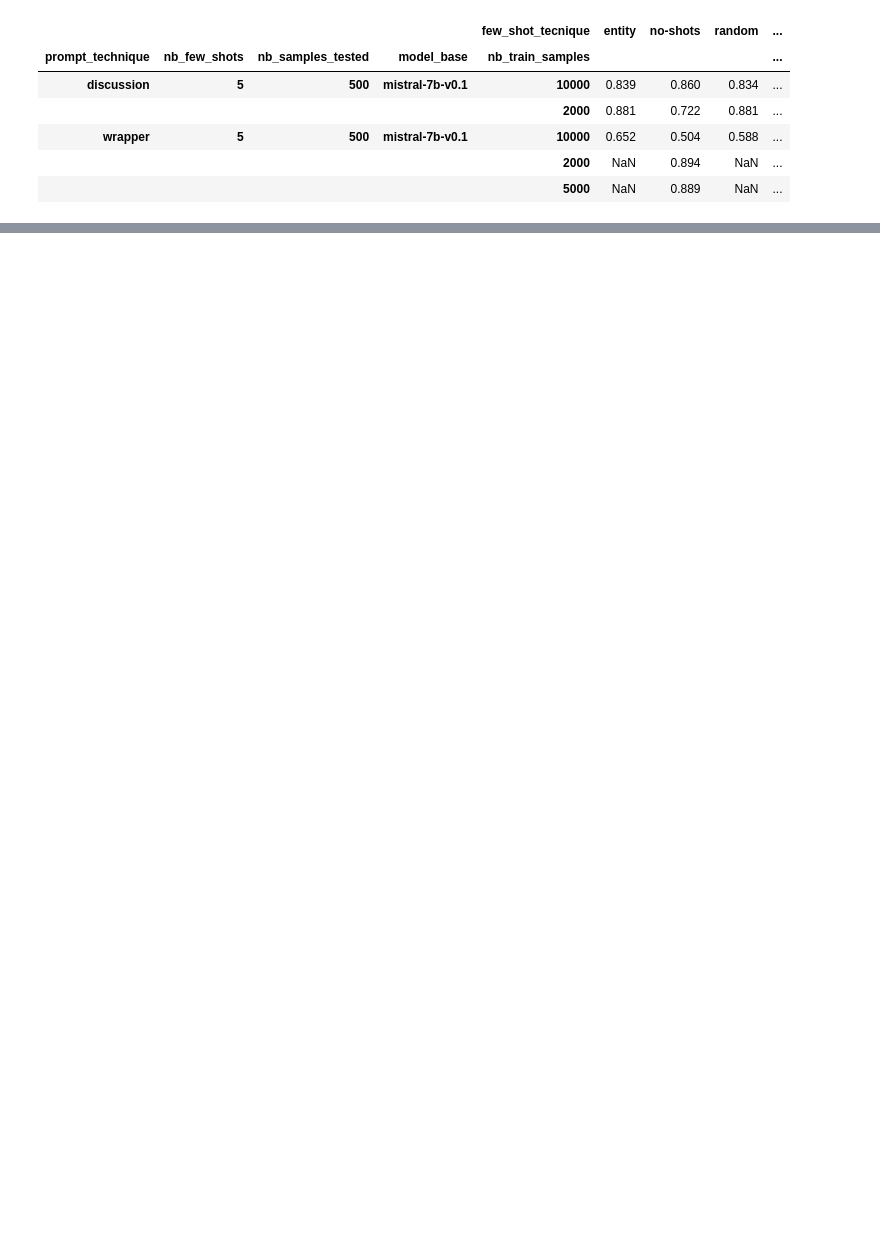
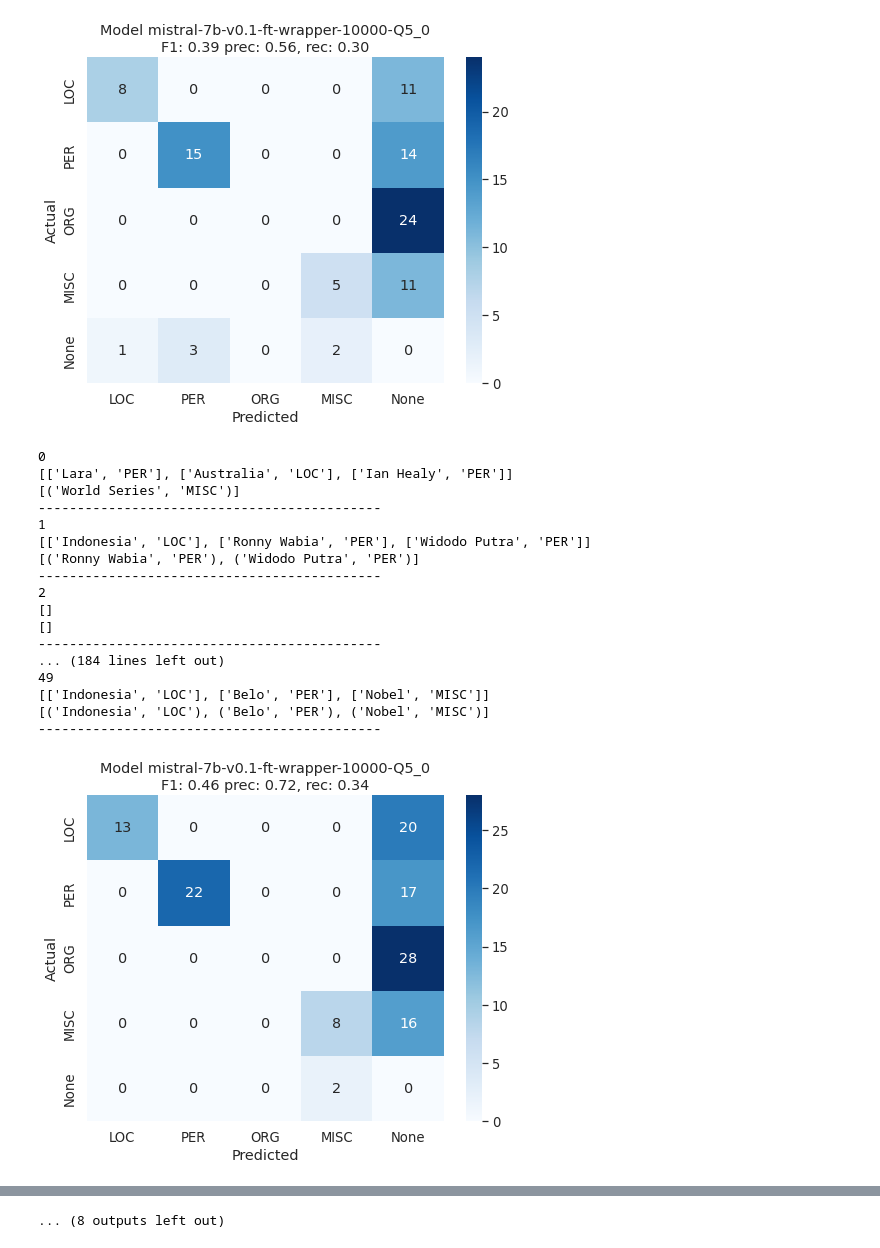
Before and after one commit to MathieuDesponds/Information-extraction-in-official-documents-using-LLMs, a Jupyter notebook: analysing_results.ipynb, the cells around one changed output, grey strips where cells are left out. Saved outputs shown, nothing was run; the diff lists cells and outputs as text; code cells hidden in the pictures; blank space fills up the shorter version.

Commit message:
Prepare alanylseis on wrapper

```diff
--- a/analysing_results.ipynb
+++ b/analysing_results.ipynb
@@ -91,20 +119,27 @@ ft_cleaned = ft_results.loc[idx_max]
-# %%
-df = ft_cleaned[ft_cleaned['nb_samples_tested'] == 500]
-# Create dummy columns for 'few_shot_tecnique'
-df.pivot(index=['prompt_technique',
-       'nb_few_shots', 'nb_samples_tested', 'model_base', 'nb_train_samples'], columns='few_shot_tecnique', values= 'f1_mean')
-# %% [output]
-|  |  |  |  | few_shot_tecnique | entity | no-shots | random | ... |
-| prompt_technique | nb_few_shots | nb_samples_tested | model_base | nb_train_samples |  |  |  | ... |
-| discussion | 5 | 500 | mistral-7b-v0.1 | 10000 | 0.839 | 0.860 | 0.834 | ... |
-|  |  |  |  | 2000 | 0.881 | 0.722 | 0.881 | ... |
-| wrapper | 5 | 500 | mistral-7b-v0.1 | 10000 | 0.652 | 0.504 | 0.588 | ... |
-|  |  |  |  | 2000 | NaN | 0.894 | NaN | ... |
-|  |  |  |  | 5000 | NaN | 0.889 | NaN | ... |
 # %%
-model  = "mistral-7b-v0.1-ft-discussion-10000-Q5_0"
-result = load_result(model, PT_OutputList.name(), FST_Sentence.name(), with_precision = "10_False")
+model  = "mistral-7b-v0.1-ft-wrapper-10000-Q5_0"
+result = load_result(model, PT_Wrapper.name(), FST_Sentence.name(), with_precision = "10_False")
 
 for r in result.res_insts :
     r.show_cm()
     r.analyse_results()
+# %% [output]
+[figure, added]
+0
+[['Lara', 'PER'], ['Australia', 'LOC'], ['Ian Healy', 'PER']]
+[('World Series', 'MISC')]
+--------------------------------------------
+1
+[['Indonesia', 'LOC'], ['Ronny Wabia', 'PER'], ['Widodo Putra', 'PER']]
+[('Ronny Wabia', 'PER'), ('Widodo Putra', 'PER')]
+--------------------------------------------
+2
+[]
+[]
+--------------------------------------------
+... (184 lines left out)
+49
+[['Indonesia', 'LOC'], ['Belo', 'PER'], ['Nobel', 'MISC']]
+[('Indonesia', 'LOC'), ('Belo', 'PER'), ('Nobel', 'MISC')]
+--------------------------------------------
+[figure, added]
@@ -111,3 +235,4 @@ for r in result.res_insts :
+... (8 outputs left out)
 # %%
 r.f1
 # %%
```
Also changed, not shown: parts of 15 cells of this notebook, 11 other files.
